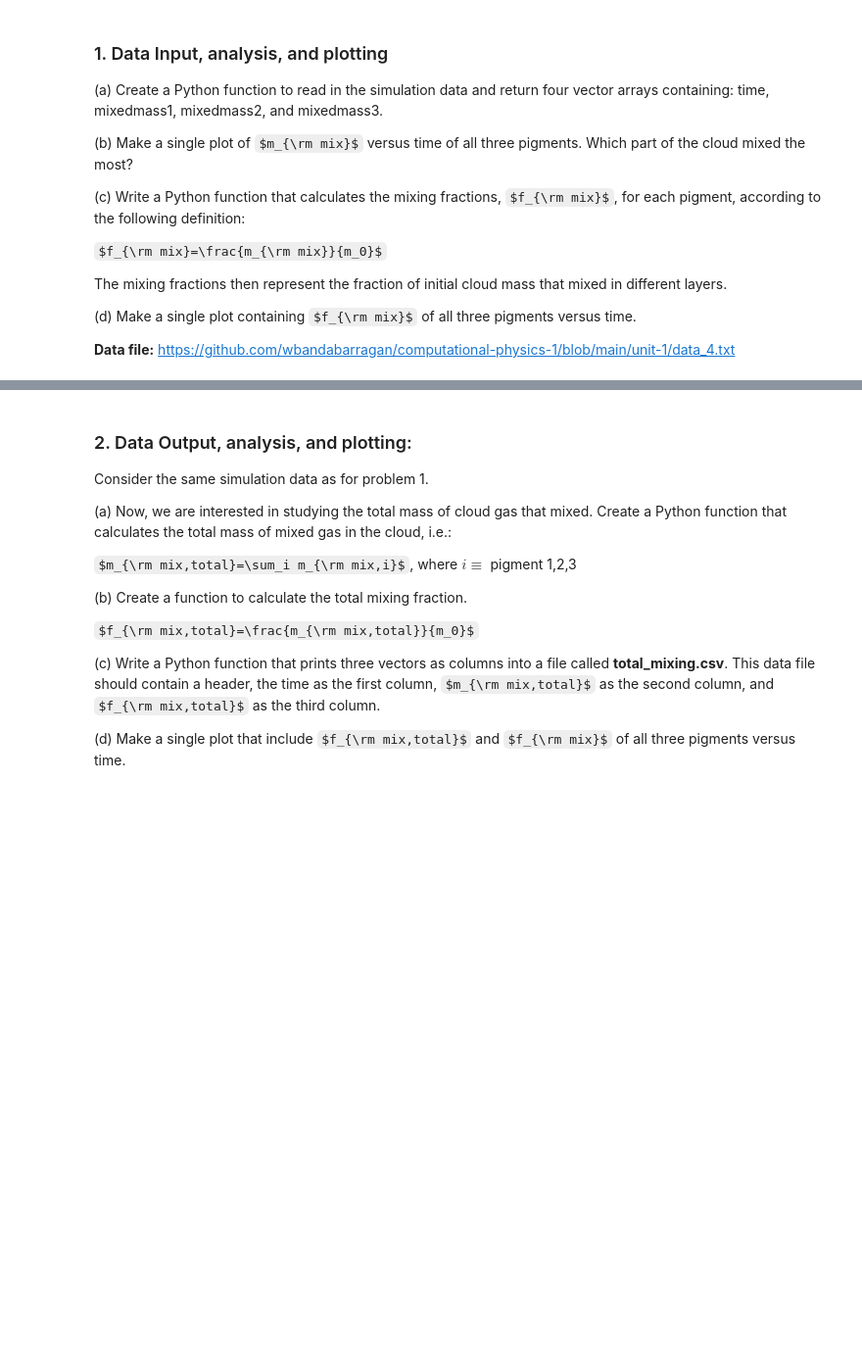
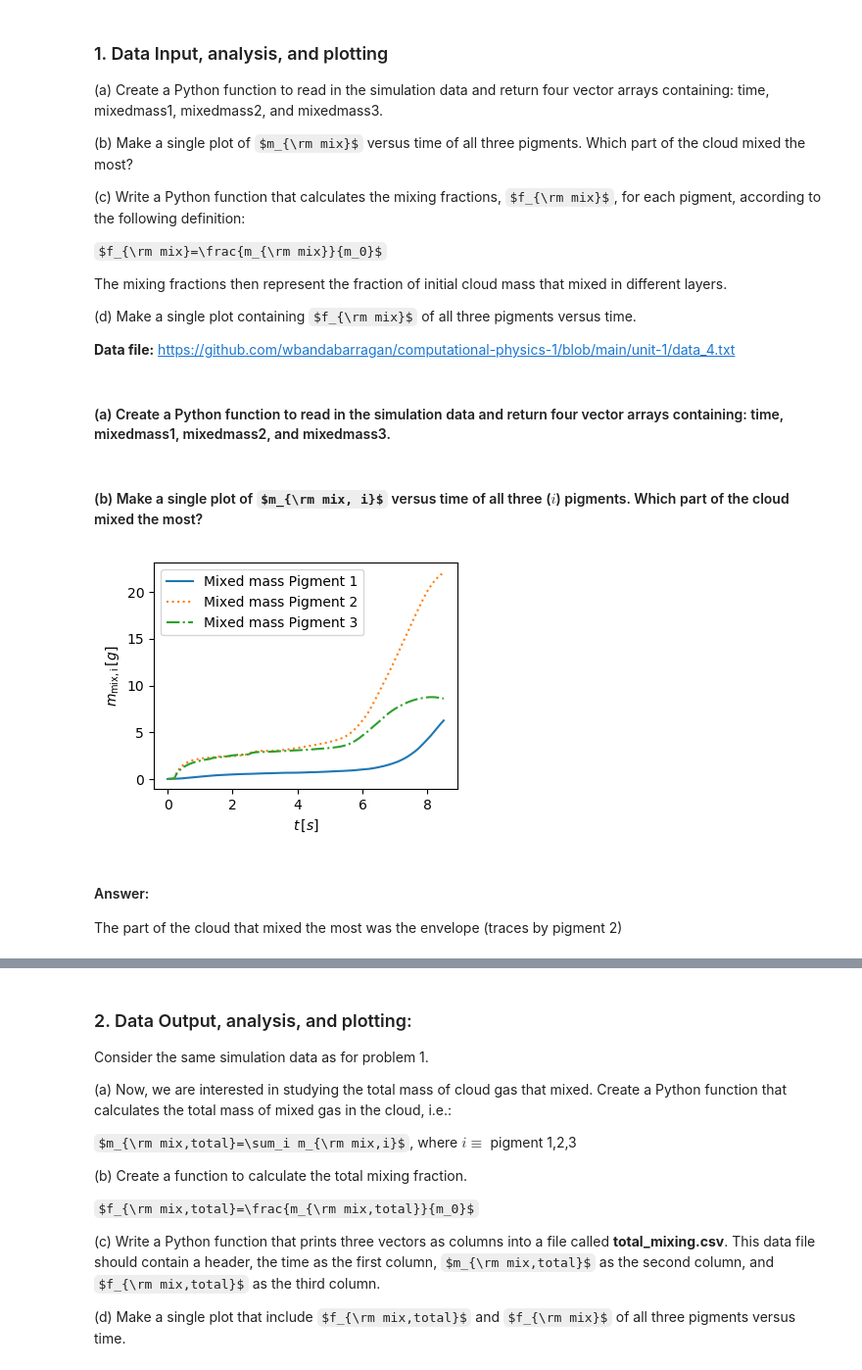
Before and after one commit to wbandabarragan/computational-physics-1, a Jupyter notebook: unit-1/problem-104.ipynb, the cells around one changed output, grey strips where cells are left out. Shown at 98% size. Saved outputs shown, nothing was run; the diff lists cells and outputs as text; code cells hidden in the pictures; some formulas as TeX source; blank space fills up the shorter version.

```diff
--- a/unit-1/problem-104.ipynb
+++ b/unit-1/problem-104.ipynb
@@ -31,0 +38,2 @@ https://github.com/wbandabarragan/computational-physics-1/blob/main/unit-1/data_
+# %% [markdown]
+#### (a) Create a Python function to read in the simulation data and return four vector arrays containing: time, mixedmass1, mixedmass2, and mixedmass3.
@@ -31,0 +60,34 @@ https://github.com/wbandabarragan/computational-physics-1/blob/main/unit-1/data_
+# %%
+# Test function
+data_file = "./data_4.txt"
+
+t, m1, m2, m3 = io_data(data_file)
+
+# print(t) # All is Ok.
+# %% [markdown]
+#### (b) Make a single plot of $m_{\rm mix, i}$ versus time of all three ($i$) pigments. Which part of the cloud mixed the most?
+# %%
+# Plotting
+# Create figure environment
+plt.figure(figsize=(4,3))
+
+# Plotting with pyplot
+plt.plot(t, m1, linestyle = "-",  label = "Mixed mass Pigment 1")
+plt.plot(t, m2, linestyle = ":",label = "Mixed mass Pigment 2")
+plt.plot(t, m3, linestyle = "-.",label = "Mixed mass Pigment 3")
+
+# Add legend
+plt.legend()
+
+# Plot customisation
+plt.xlabel(r"$t\,[s]$")
+plt.ylabel(r"$m_{\rm mix, i}\,[g]$")
+
+# Show graph
+plt.show()
+# %% [output]
+[figure, added]
+# %% [markdown]
+#### Answer:
+
+The part of the cloud that mixed the most was the envelope (traces by pigment 2)
```
Also changed, not shown: parts of 7 cells of this notebook.
